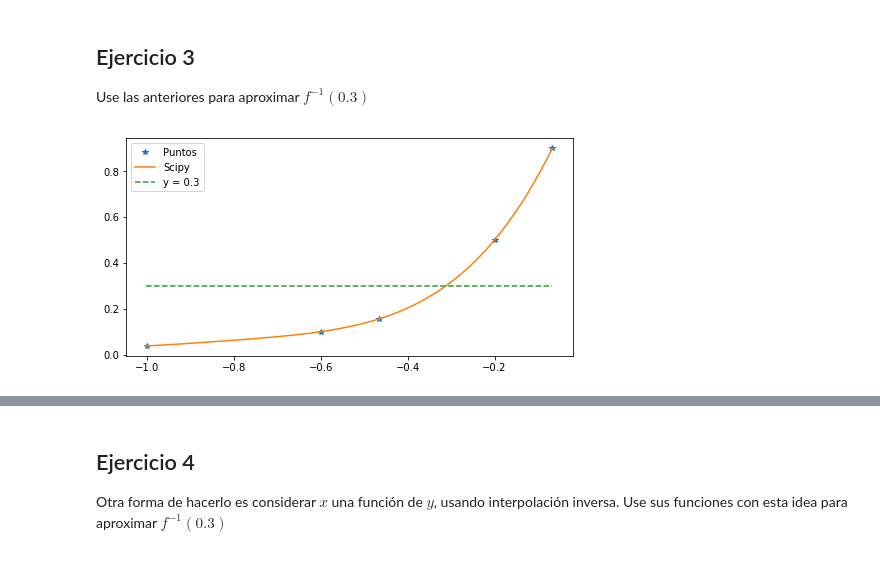
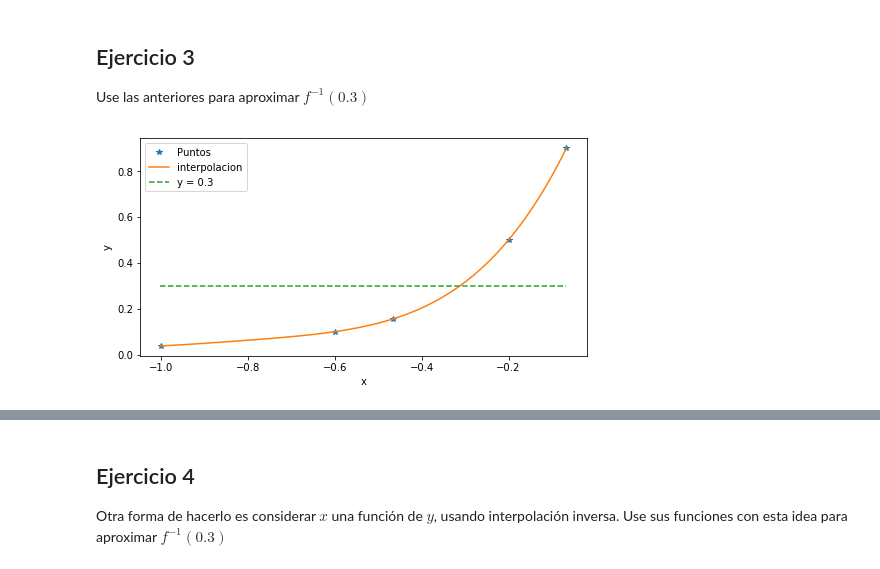
Before and after one commit to sborquez/INF-221-2018-1-, a Jupyter notebook: Tarea1/codigos/tarea1Sandbox.ipynb, the cells around one changed output, grey strips where cells are left out. Drawn from its saved outputs; the diff is of its cells as text; code cells hidden in the pictures.

```diff
--- a/Tarea1/codigos/tarea1Sandbox.ipynb
+++ b/Tarea1/codigos/tarea1Sandbox.ipynb
@@ -81,17 +117,20 @@ Use las anteriores para aproximar $f^{-1}(0.3)$
 # %%
 f = interpolate.BarycentricInterpolator(X, Y)
 
 nX = np.linspace(-1.001,-0.06701,num=100)
 nY = f(nX)
 
 mY = np.ones(nX.shape) * 0.3
 
 plt.figure(figsize=(8, 4))
 plt.plot(X,Y, "*", nX,nY, "-", nX, mY, "--")
-plt.legend(["Puntos", "Scipy", "y = 0.3"])
+plt.legend(["Puntos", "interpolacion", "y = 0.3"])
+plt.xlabel("x")
+plt.ylabel("y")
+plt.savefig('intercepcion.png', bbox_inches='tight')
 plt.show()
 # %% [output]
-[figure, old version]
+[figure, new version]
 # %%
 g = lambda x:  interpolar(x, X, Y) - 0.3
 #g = lambda x: f(x) - 0.3
```
Also changed, not shown: parts of 9 cells of this notebook, 7 other files.
